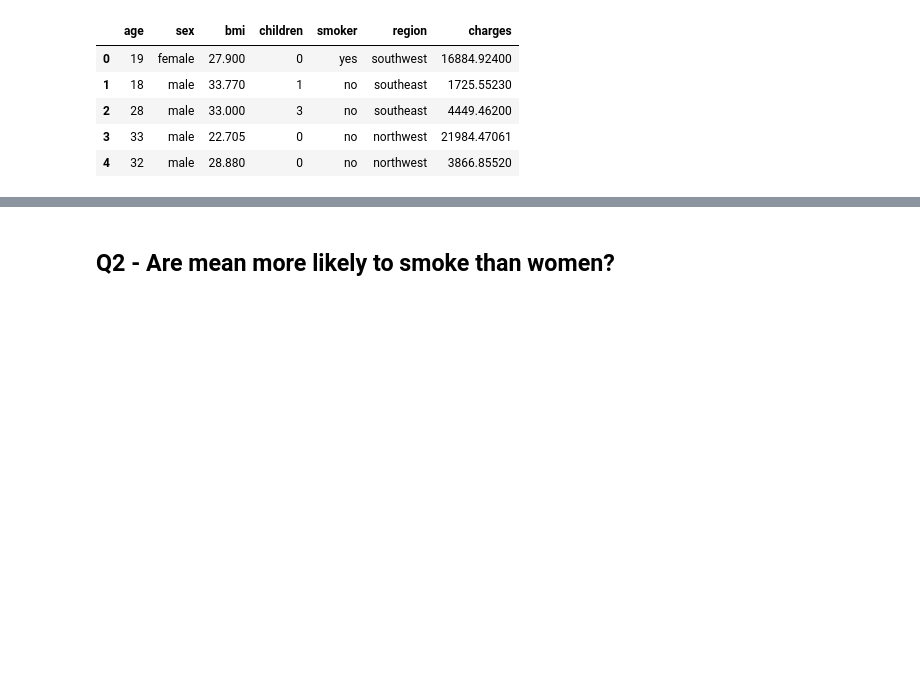
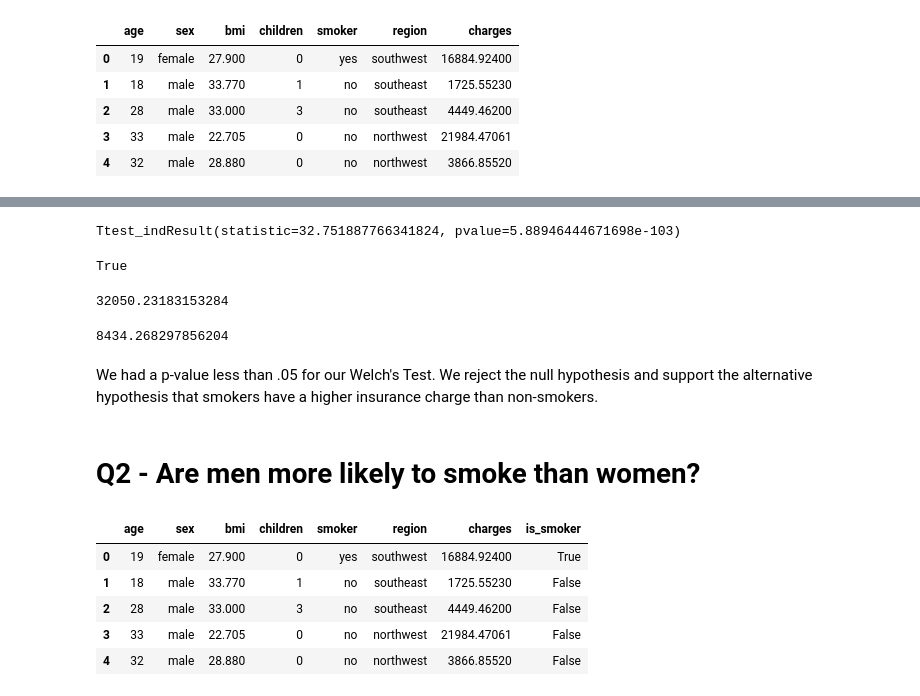
Before and after one commit to jamesbelk0/Insurance_Data, a Jupyter notebook: Insurance Data.ipynb, the cells around one changed output, grey strips where cells are left out. Drawn from its saved outputs; the diff is of its cells as text; code cells hidden in the pictures; blank space fills up the shorter version.

```diff
--- a/Insurance Data.ipynb
+++ b/Insurance Data.ipynb
@@ -29,2 +244,28 @@ df.head()
+# %%
+result = stats.ttest_ind(smoker_group, not_smoker_group, equal_var = False)
+print(result)
+result.pvalue < 0.05
+# %% [output]
+Ttest_indResult(statistic=32.751887766341824, pvalue=5.88946444671698e-103)
+True
+# %%
+smoker_group.mean()
+# %% [output]
+32050.23183153284
+# %%
+not_smoker_group.mean()
+# %% [output]
+8434.268297856204
+# %% [markdown]
+We had a p-value less than .05 for our Welch's Test. We reject the null hypothesis and support the alternative hypothesis that smokers have a higher insurance charge than non-smokers.
 # %% [markdown]
-## Q2 - Are mean more likely to smoke than women?
+# Q2 - Are men more likely to smoke than women?
+# %%
+df.head()
+# %% [output]
+|  | age | sex | bmi | children | smoker | region | charges | is_smoker |
+| 0 | 19 | female | 27.900 | 0 | yes | southwest | 16884.92400 | True |
+| 1 | 18 | male | 33.770 | 1 | no | southeast | 1725.55230 | False |
+| 2 | 28 | male | 33.000 | 3 | no | southeast | 4449.46200 | False |
+| 3 | 33 | male | 22.705 | 0 | no | northwest | 21984.47061 | False |
+| 4 | 32 | male | 28.880 | 0 | no | northwest | 3866.85520 | False |
```
Also changed, not shown: parts of 80 cells of this notebook.
